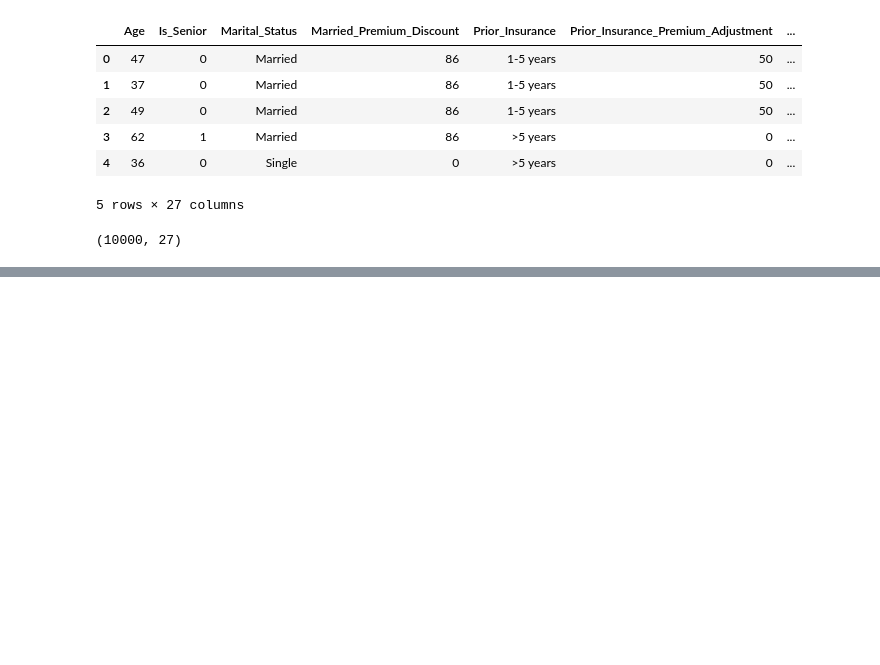
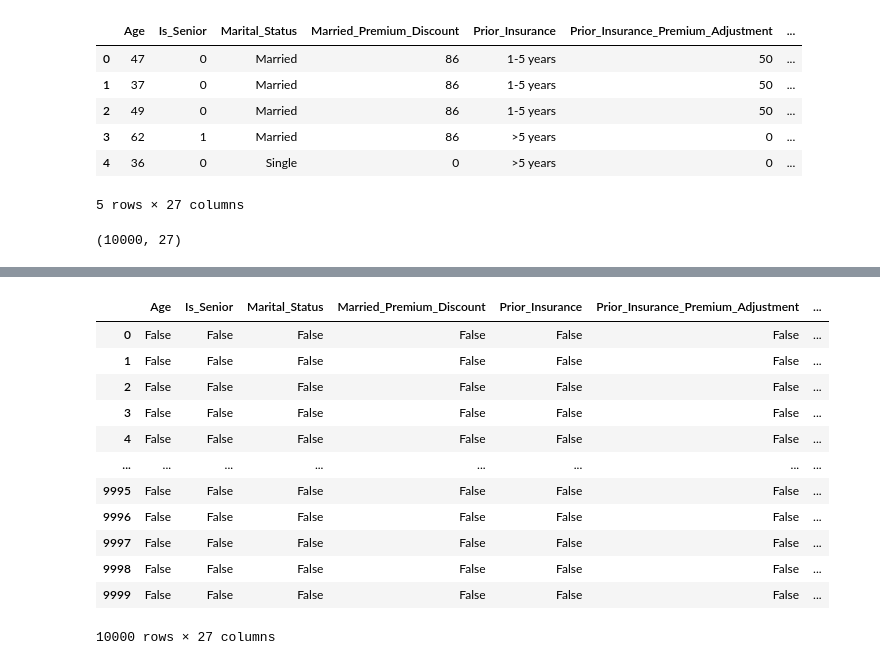
Before and after one commit to Saswankar1/IBM_DataSci, a Jupyter notebook: Project/insurance.ipynb, the cells around one changed output, grey strips where cells are left out. Cells and saved outputs as stored; diff of their text form; code cells hidden in the pictures; blank space fills up the shorter version.

```diff
--- a/Project/insurance.ipynb
+++ b/Project/insurance.ipynb
@@ -22,0 +76,16 @@ df.shape
+# %%
+df.isnull()
+# %% [output]
+|  | Age | Is_Senior | Marital_Status | Married_Premium_Discount | Prior_Insurance | Prior_Insurance_Premium_Adjustment | ... |
+| 0 | False | False | False | False | False | False | ... |
+| 1 | False | False | False | False | False | False | ... |
+| 2 | False | False | False | False | False | False | ... |
+| 3 | False | False | False | False | False | False | ... |
+| 4 | False | False | False | False | False | False | ... |
+| ... | ... | ... | ... | ... | ... | ... | ... |
+| 9995 | False | False | False | False | False | False | ... |
+| 9996 | False | False | False | False | False | False | ... |
+| 9997 | False | False | False | False | False | False | ... |
+| 9998 | False | False | False | False | False | False | ... |
+| 9999 | False | False | False | False | False | False | ... |
+10000 rows × 27 columns
```
Also changed, not shown: parts of 7 cells of this notebook.
